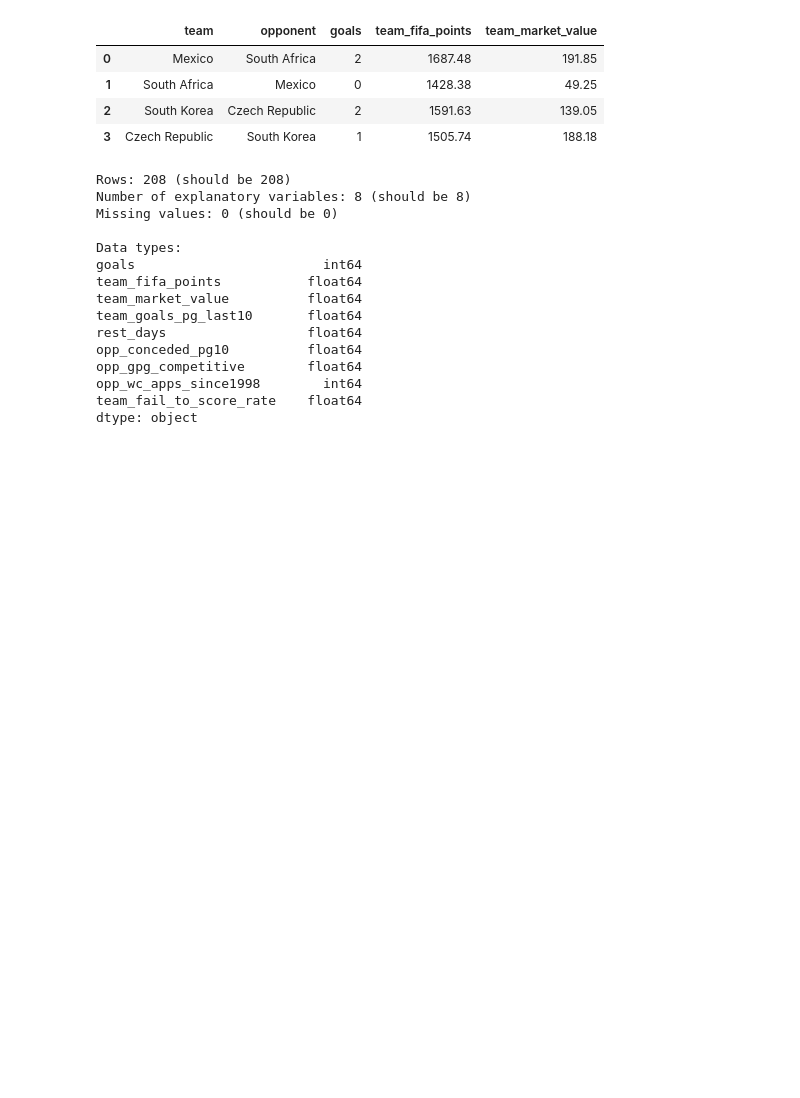
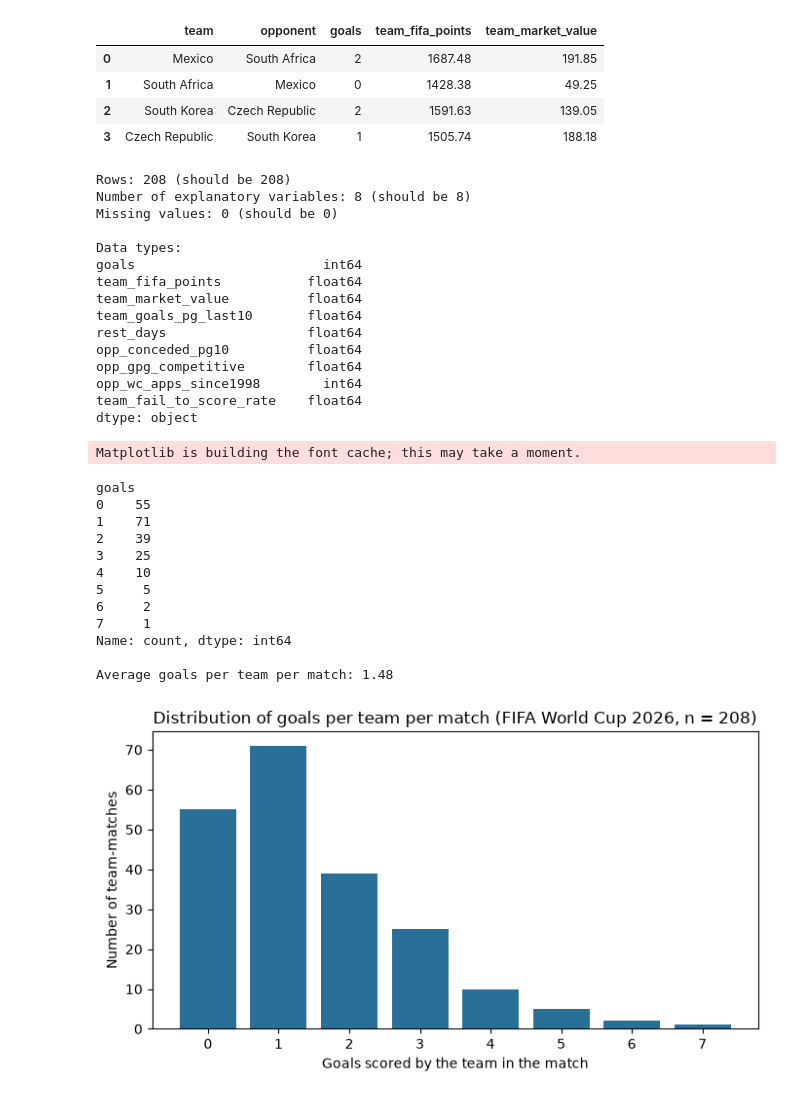
Before and after one commit to Cremsoline/HIT140-WorldCup2026-Goals, a Jupyter notebook: notebooks/reg_2_2_goals.ipynb, the cells around one changed output. Saved outputs shown, nothing was run; the diff lists cells and outputs as text; code cells hidden in the pictures; blank space fills up the shorter version.

Commit message:
Add EDA: distribution, correlations, multicollinearity

```diff
--- a/notebooks/reg_2_2_goals.ipynb
+++ b/notebooks/reg_2_2_goals.ipynb
@@ -281,3 +281,35 @@ opp_gpg_competitive        float64
 opp_wc_apps_since1998        int64
 team_fail_to_score_rate    float64
 dtype: object
+# %%
+import matplotlib.pyplot as plt
+
+# How many goals do teams usually score in one World Cup match?
+print(final["goals"].value_counts().sort_index())
+print("\nAverage goals per team per match:", round(final["goals"].mean(), 2))
+
+fig, ax = plt.subplots(figsize=(7, 4))
+counts = final["goals"].value_counts().sort_index()
+ax.bar(counts.index, counts.values, color="#2a6f97")
+ax.set_xlabel("Goals scored by the team in the match")
+ax.set_ylabel("Number of team-matches")
+ax.set_title("Distribution of goals per team per match (FIFA World Cup 2026, n = 208)")
+ax.set_xticks(counts.index)
+plt.tight_layout()
+plt.savefig("../outputs/figures/01_goals_distribution.png", dpi=150)
+plt.show()
+# %% [output]
+Matplotlib is building the font cache; this may take a moment.
+goals
+0    55
+1    71
+2    39
+3    25
+4    10
+5     5
+6     2
+7     1
+Name: count, dtype: int64
+
+Average goals per team per match: 1.48
+[figure, added]
```
Also changed, not shown: parts of 3 cells of this notebook.
